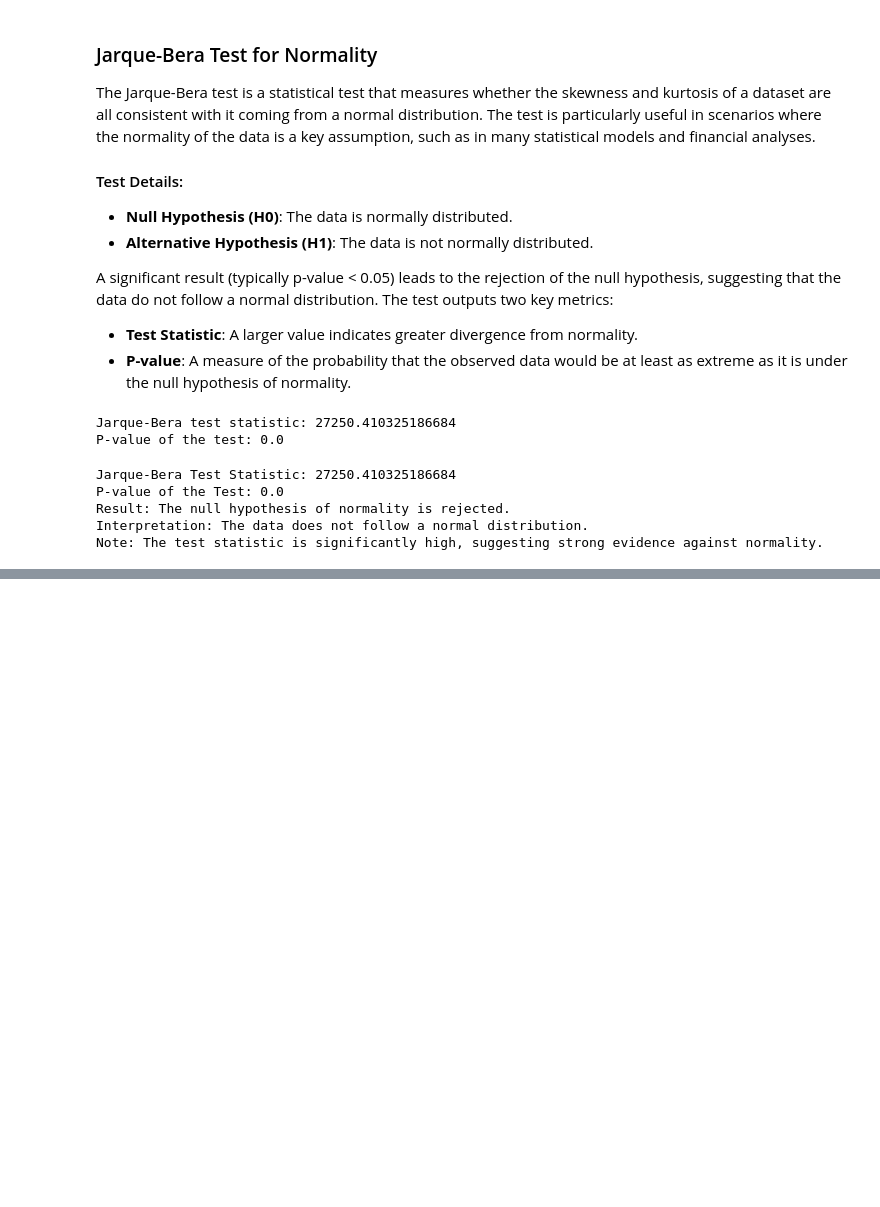
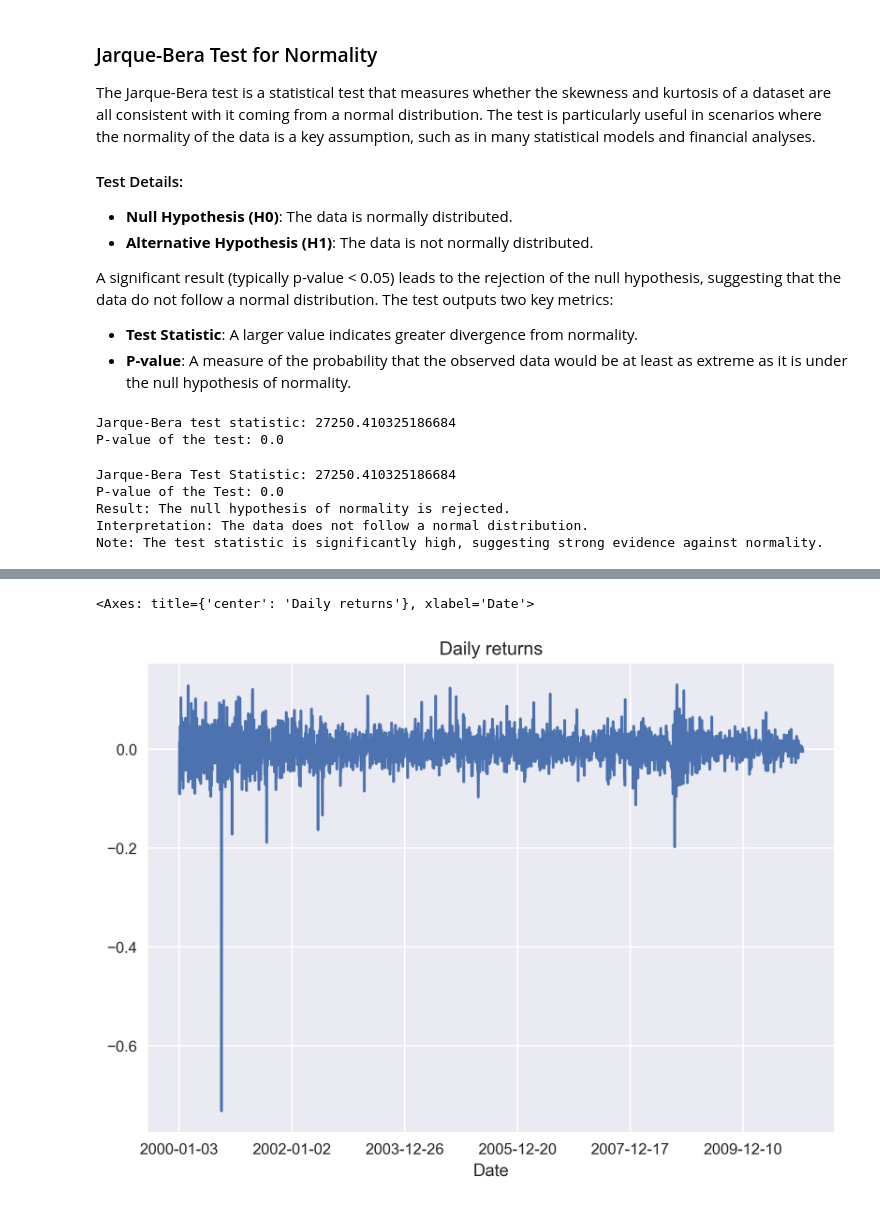
Before and after one commit to Gruntrexpewrus/TradersPlayground, a Jupyter notebook: Python4Finance/how_to_preprocess_data_stocks_and_S&P500.ipynb, the cells around one changed output, grey strips where cells are left out. Drawn from its saved outputs; the diff is of its cells as text; code cells hidden in the pictures; blank space fills up the shorter version.

```diff
--- a/Python4Finance/how_to_preprocess_data_stocks_and_S&P500.ipynb
+++ b/Python4Finance/how_to_preprocess_data_stocks_and_S&P500.ipynb
@@ -305,0 +318,5 @@ Note: The test statistic is significantly high, suggesting strong evidence again
+# %%
+df.log_rtn.plot(title = "Daily returns")
+# %% [output]
+<Axes: title={'center': 'Daily returns'}, xlabel='Date'>
+[figure, added]
```
Also changed, not shown: parts of 5 cells of this notebook, 2 other files.
